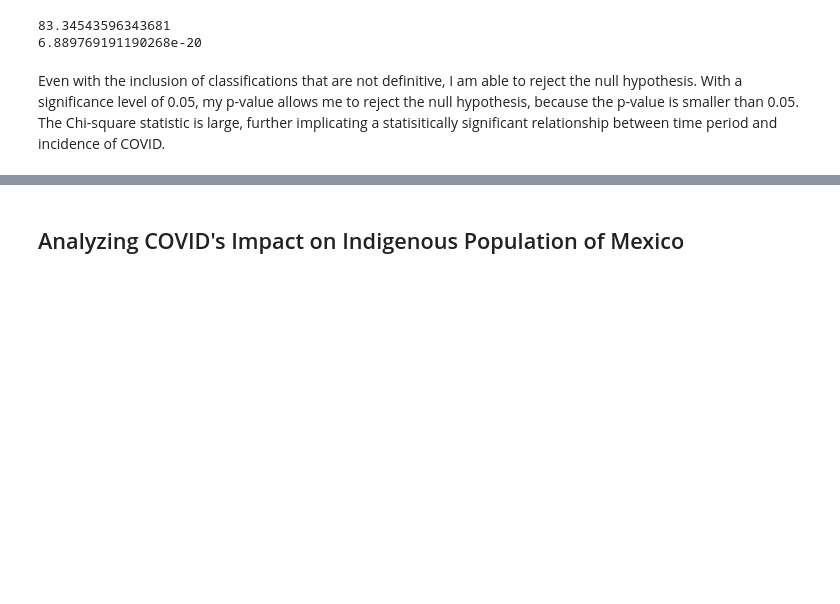
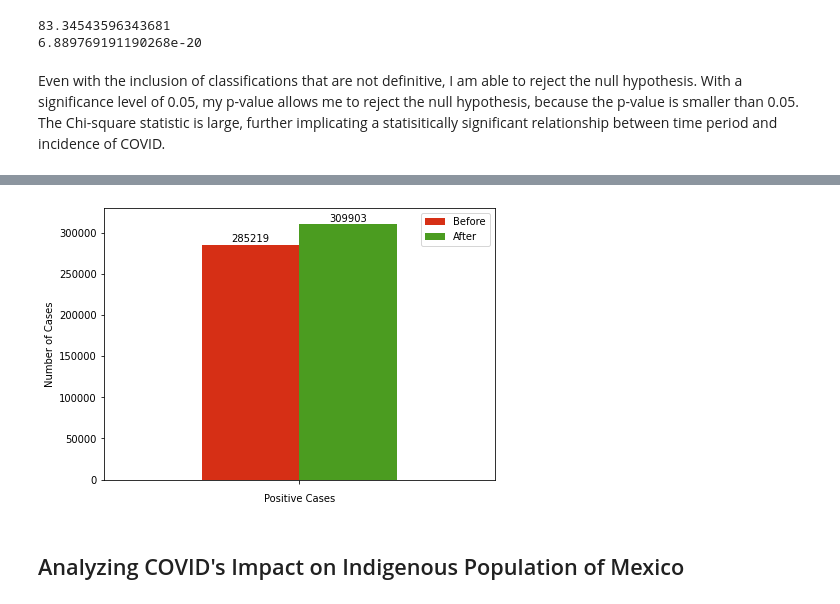
Before and after one commit to keilayb/project-covid, a Jupyter notebook: MX_COVID.ipynb, the cells around one changed output, grey strips where cells are left out. Drawn from its saved outputs; the diff is of its cells as text; code cells hidden in the pictures; blank space fills up the shorter version.

```diff
--- a/MX_COVID.ipynb
+++ b/MX_COVID.ipynb
@@ -329,3 +399,24 @@ plt.show()
+# %%
+# create plot for write up
+
+# separate out only the positive cases
+nondef_pos = non_def_mx_covid[non_def_mx_covid['CLASIFICACION_FINAL'] == 1]
+
+# visualize the data
+ax2_5 = pd.crosstab(nondef_pos['CLASIFICACION_FINAL'], nondef_pos['PRE_POST_XMAS']).plot(
+    kind = 'bar', color = ['#D62F15', '#4B9C20'], figsize = (7, 5))
+
+ax2_5.set_ylim([0, 330000])
+ax2_5.set_xticks([1])
+ax2_5.set_xticklabels([' '])
+ax2_5.set_xlabel('Positive Cases')
+ax2_5.set_ylabel('Number of Cases')
+ax2_5.legend(['Before', 'After'])
+
+# apply function to plot
+label_bars(ax2_5)
+# %% [output]
+[figure, added]
 # %% [markdown]
 ## Analyzing COVID's Impact on Indigenous Population of Mexico
 # %%
```
Also changed, not shown: parts of 8 cells of this notebook, 3 other files.
